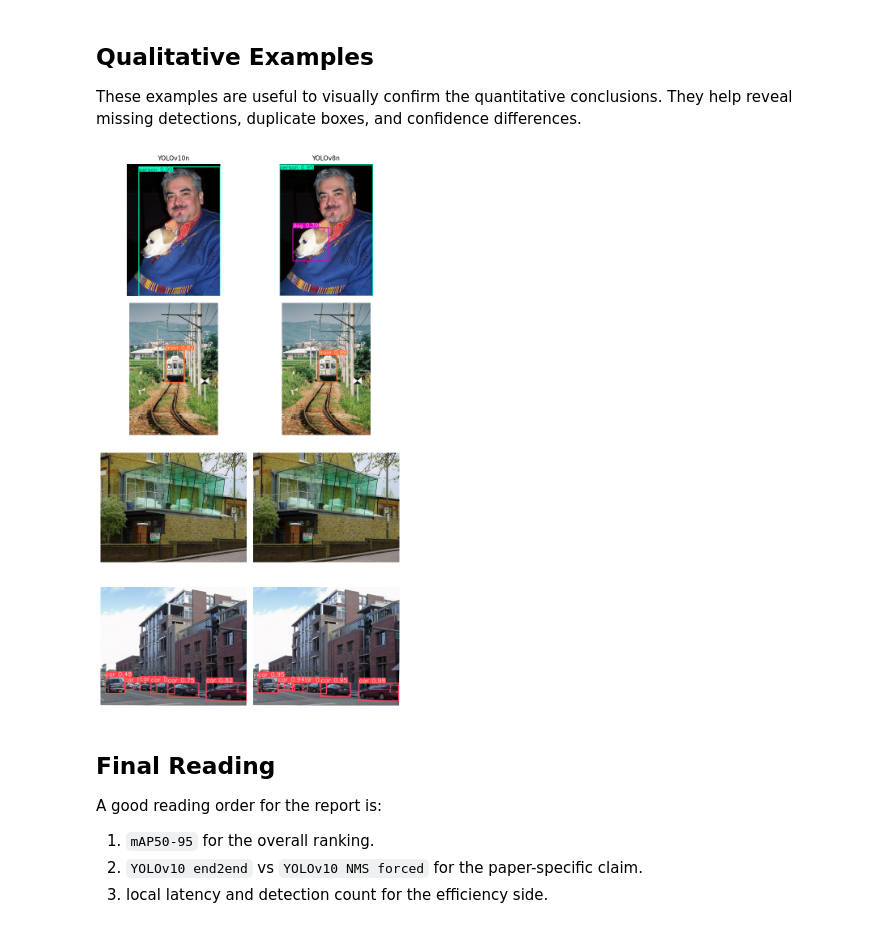
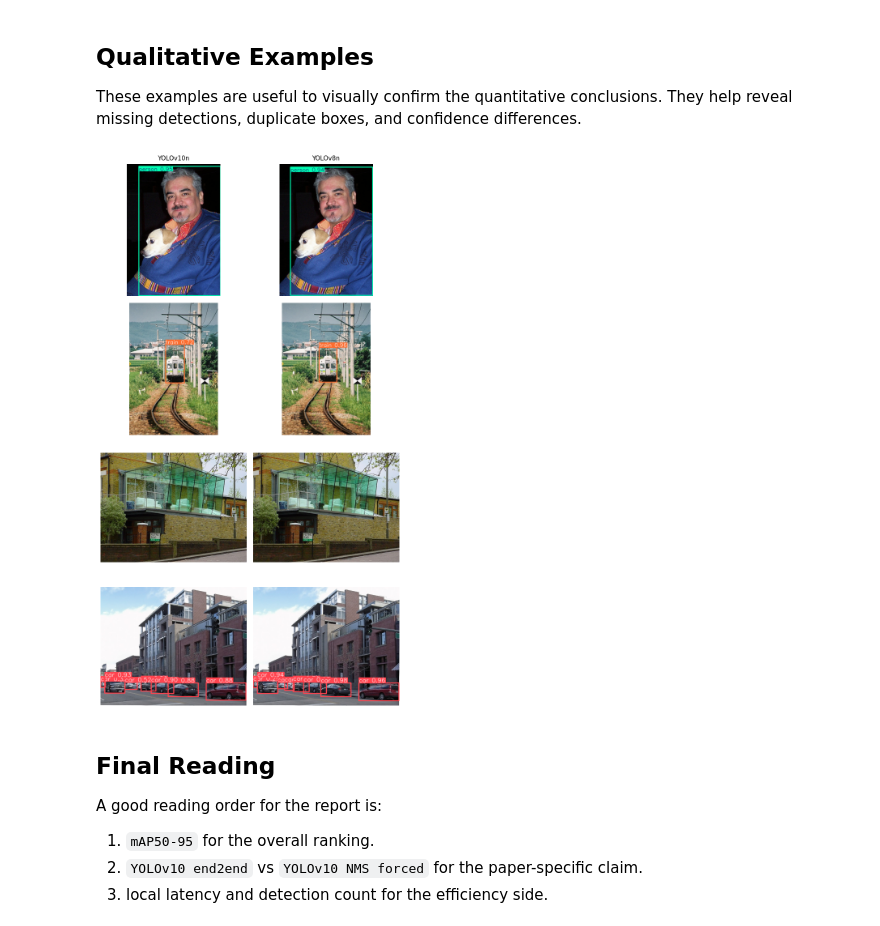
Before and after one commit to enzontl/deep-learning-paper-YOLOv10, a Jupyter notebook: notebooks/02_viz_compare_yolov10_mps.ipynb, the cells around one changed output. Saved outputs shown, nothing was run; the diff lists cells and outputs as text; code cells hidden in the pictures.

```diff
--- a/notebooks/02_viz_compare_yolov10_mps.ipynb
+++ b/notebooks/02_viz_compare_yolov10_mps.ipynb
@@ -25,11 +25,19 @@ from ultralytics import settings as ul_settings
 
 plt.rcParams.update({'figure.dpi': 110, 'font.size': 10})
 
-ROOT = Path(r"/Users/guillaumerabeau/deep-learning-paper-YOLOv10")
+def find_project_root(start: Path | None = None) -> Path:
+    start = start or Path.cwd()
+    for candidate in [start, *start.parents]:
+        if (candidate / 'README.md').exists() and (candidate / 'notebooks').exists():
+            return candidate
+    return start
+
+ROOT = find_project_root()
 os.chdir(ROOT)
 
-RUN_V10 = ROOT / 'results' / 'mps_runs' / 'yolov10n_main_mps_sgd_safe'
-RUN_V8 = ROOT / 'results' / 'mps_runs' / 'yolov8n_main_mps_sgd_safe'
+RUN_SUFFIX = 'mps_coslr_100ep_img640_b8'
+RUN_V10 = ROOT / 'results' / 'mps_runs' / f'yolov10n_main_{RUN_SUFFIX}'
+RUN_V8 = ROOT / 'results' / 'mps_runs' / f'yolov8n_main_{RUN_SUFFIX}'
 RUNS = {'YOLOv10n': RUN_V10, 'YOLOv8n': RUN_V8}
 
 for name, path in RUNS.items():
@@ -46,6 +54,8 @@ DEVICE = 'mps' if torch.backends.mps.is_available() else 'cpu'
 ul_settings.update({'datasets_dir': str(DATASETS_DIR), 'runs_dir': str(ROOT / 'results' / 'mps_runs')})
 WEIGHT_KIND = 'best'
 DATA_YAML = 'VOC.yaml'
+IMGSZ = 640
+BATCH = 8
 
 OFFICIAL_BENCH = {
     'YOLOv10n': {'params_m': 2.3, 'flops_g': 6.7, 'ap_val_ref_pct': 39.5, 'latency_ref_ms': 1.84, 'latencyf_ref_ms': 1.79},
@@ -452,22 +462,22 @@ They help reveal missing detections, duplicate boxes, and confidence differences
 # %%
 model_map = {'YOLOv10n': YOLO(get_weights(RUN_V10)), 'YOLOv8n': YOLO(get_weights(RUN_V8))}
 img_paths = sorted(VAL_SAMPLE.glob('*.jpg'))[:4]
 fig, axes = plt.subplots(len(img_paths), len(model_map), figsize=(7, 3.2 * len(img_paths)))
 if len(img_paths) == 1:
     axes = np.array([axes])
 
 for row_idx, img_path in enumerate(img_paths):
     for col_idx, (name, model) in enumerate(model_map.items()):
-        result = model.predict(str(img_path), conf=0.25, imgsz=384, device=DEVICE, verbose=False)[0]
+        result = model.predict(str(img_path), conf=0.25, imgsz=IMGSZ, device=DEVICE, verbose=False)[0]
         axes[row_idx, col_idx].imshow(cv2.cvtColor(result.plot(), cv2.COLOR_BGR2RGB))
         axes[row_idx, col_idx].set_title(name if row_idx == 0 else '', fontsize=10)
         axes[row_idx, col_idx].axis('off')
 
 plt.tight_layout()
 plt.savefig(FIGS / f'qualitative_grid_{WEIGHT_KIND}.png', dpi=130)
 plt.show()
 # %% [output]
-[figure, old version]
+[figure, new version]
 # %% [markdown]
 ## Final Reading
 
```
Also changed, not shown: parts of 14 cells of this notebook, 19 other files.
